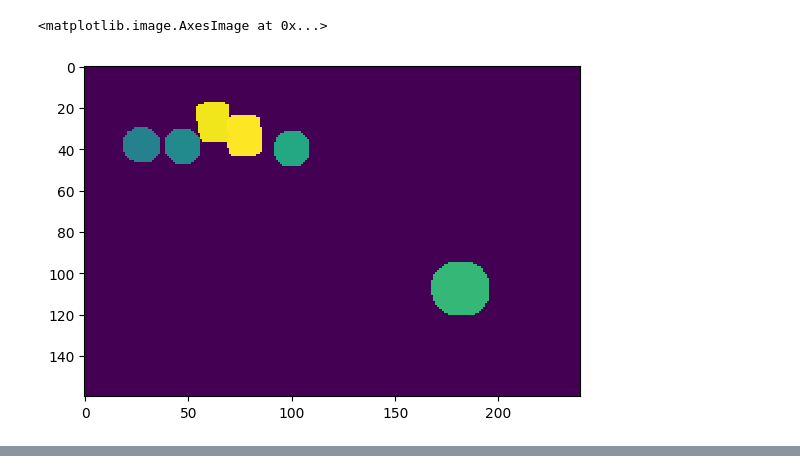
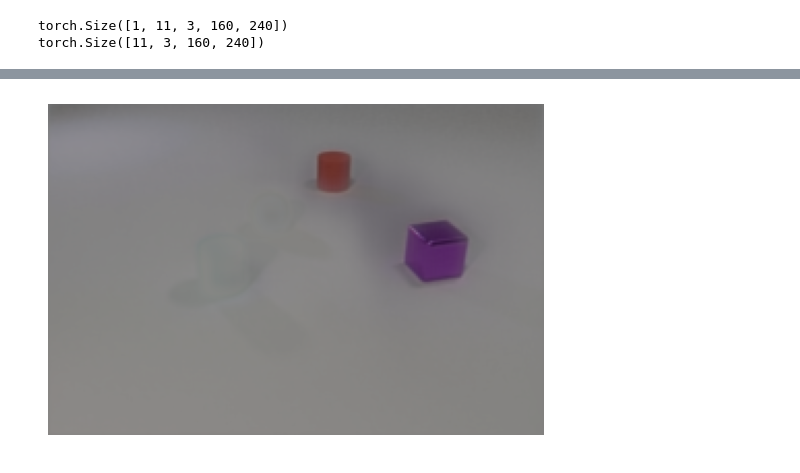
Before and after one commit to dqian3/dlfl2023-final, a Jupyter notebook: notebooks_dan/validate.ipynb, the cells around one changed output, grey strips where cells are left out. Saved outputs shown, nothing was run; the diff lists cells and outputs as text; code cells hidden in the pictures.

```diff
--- a/notebooks_dan/validate.ipynb
+++ b/notebooks_dan/validate.ipynb
@@ -61,5 +77,8 @@ plt.imshow(mask[10], interpolation="none")
-# %%
-plt.imshow(label[21], interpolation="none")
-# %% [output]
-<matplotlib.image.AxesImage at 0x...>
-[figure, removed]
+# %%
+print(x.shape)
+vid =  output.squeeze().transpose(0, 1)
+print(vid.shape)
+plot_video(torch.cat((x.squeeze(), vid)), normalized=True)
+# %% [output]
+torch.Size([1, 11, 3, 160, 240])
+torch.Size([11, 3, 160, 240])
@@ -65,0 +86 @@ plt.imshow(label[21], interpolation="none")
+[figure, added]
```
Also changed, not shown: parts of 18 cells of this notebook, 4 other files.
